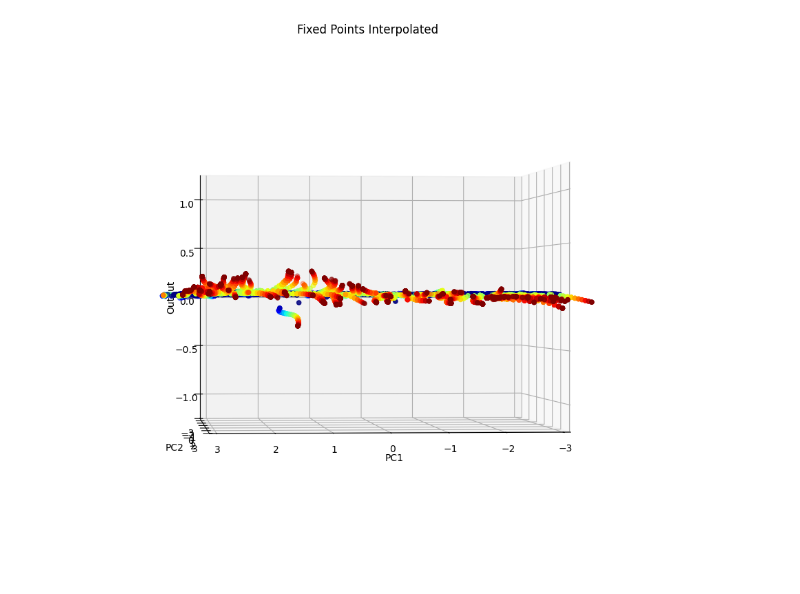
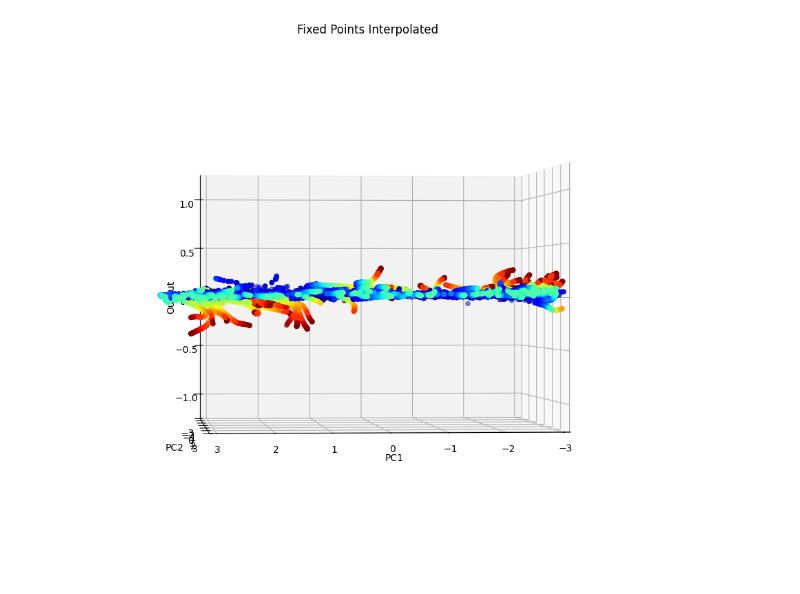
Before and after one commit to snel-repo/ComputationThruDynamicsBenchmark, a Jupyter notebook: examples/dev/multitask/MultiTaskCompiledNotebook.ipynb, the cells around one changed output. Saved outputs shown, nothing was run; the diff lists cells and outputs as text; code cells hidden in the pictures.

```diff
--- a/examples/dev/multitask/MultiTaskCompiledNotebook.ipynb
+++ b/examples/dev/multitask/MultiTaskCompiledNotebook.ipynb
@@ -15,7 +15,7 @@ import imageio
 
 suffix = "MultiTaskNoisyGRU"
 filepath1 = (
-"/home/csverst/Github/CtDBenchmark/content/trained_models/task-trained/20240508_Fig1_MultiTask_NoisyGRU_Final_SharedBatch/max_epochs=1500 noise=0.3 num_targets=128 grouped_sampler=True n_samples=2000 batch_size=512 latent_size=128 seed=0 learning_rate=0.002/"
+"/home/csverst/Github/CtDBenchmark/content/trained_models/task-trained/20240513_MultiTask_NoisyGRU_Final/max_epochs=150 n_samples=2200 batch_size=64 latent_size=128 dynamic_noise=0.3 noise=0.0 num_targets=128 seed=0 learning_rate=0.001/"
 )
 plot_path = (
     "/home/csverst/Github/InterpretabilityBenchmark/"
@@ -29,6 +29,7 @@ phase_for_pca = "mem1"
 task_to_analyze = "MemoryPro"
 task_for_pca = "MemoryPro"
 plot_fps = True
+do_interp = True
 comp = Analysis_TT_MultiTask(run_name=suffix, filepath=filepath1)
 
 # Get the model outputs
@@ -73,11 +74,12 @@ lats_pca = lats_pca.reshape(B, T, -1)
 
 # Get the full trial latents in the phase PCA space
 # %%
-n_interp_steps = 20
-fps = comp.plot_fps_phase_interpolation(
-    task= task_to_analyze,
-    phase1= 'mem1', phase2= 'response',
-    n_interp_steps=n_interp_steps, max_iters_init = 2000, max_iters = 1000,
-    lr = 5e-2, use_noisy= False)
-xstars = np.array([fp.xstar for fp in fps])
+if do_interp:
+    n_interp_steps = 50
+    fps = comp.plot_fps_phase_interpolation(
+        task= task_to_analyze,
+        phase1= 'mem1', phase2= 'response',
+        n_interp_steps=n_interp_steps, max_iters_init = 2000, max_iters = 2000,
+        lr = 1e-4, use_noisy= False)
+    xstars = np.array([fp.xstar for fp in fps])
 # %% [output]
@@ -103,38 +105,39 @@ Found 1024 unique fixed points.
 # %%
-q_thresh = 1e-5
-q_flag = np.array([fp.qstar < q_thresh for fp in fps])
-fig = plt.figure(figsize=(10,10))
-ax = fig.add_subplot(111, projection='3d')
-colors = plt.cm.jet(np.linspace(0,1,n_interp_steps))
-for i in range(n_interp_steps):
-    xstar = xstars[i,:,:]
-    xstar_pca = pca.transform(xstar)
-    xstar_readout = readout(torch.Tensor(xstar)).detach().numpy()
-    ax.scatter(
-        xstar_pca[:,0],
-        xstar_pca[:,1],
-        xstar_readout[:,1],
-        color = colors[i],
-        label = f"Interp {i}"
-        )
+if do_interp:
+    q_thresh = 1e-5
+    q_flag = np.array([fp.qstar < q_thresh for fp in fps])
+    fig = plt.figure(figsize=(10,10))
+    ax = fig.add_subplot(111, projection='3d')
+    colors = plt.cm.jet(np.linspace(0,1,n_interp_steps))
+    for i in range(n_interp_steps):
+        xstar = xstars[i,:,:]
+        xstar_pca = pca.transform(xstar)
+        xstar_readout = readout(torch.Tensor(xstar)).detach().numpy()
+        ax.scatter(
+            xstar_pca[:,0],
+            xstar_pca[:,1],
+            xstar_readout[:,1],
+            color = colors[i],
+            label = f"Interp {i}"
+            )
 
-    # puase for 1 second
-    # plt.pause(1)
-# set view to see the plot from above
-ax.view_init(90, 0)
-# set view to see the plot from the front
-ax.view_init(0, 85)
-# ax.legend()
+        # puase for 1 second
+        # plt.pause(1)
+    # set view to see the plot from above
+    ax.view_init(90, 0)
+    # set view to see the plot from the front
+    ax.view_init(0, 85)
+    # ax.legend()
 
-ax.set_xlabel('PC1')
-ax.set_ylabel('PC2')
-ax.set_zlabel('Output')
-ax.set_xlim([-3, 3])
-ax.set_ylim([-3, 3])
-ax.set_zlim([-1.2, 1.2])
-ax.set_title('Fixed Points Interpolated')
-plt.savefig(plot_path + "FixedPointsPhaseInterp.pdf")
-plt.show()
+    ax.set_xlabel('PC1')
+    ax.set_ylabel('PC2')
+    ax.set_zlabel('Output')
+    ax.set_xlim([-3, 3])
+    ax.set_ylim([-3, 3])
+    ax.set_zlim([-1.2, 1.2])
+    ax.set_title('Fixed Points Interpolated')
+    # plt.savefig(plot_path + "FixedPointsPhaseInterp.pdf")
+    plt.show()
 # %% [output]
-[figure, old version]
+[figure, new version]
 # %%
```
Also changed, not shown: parts of 6 cells of this notebook, 10 other files.
